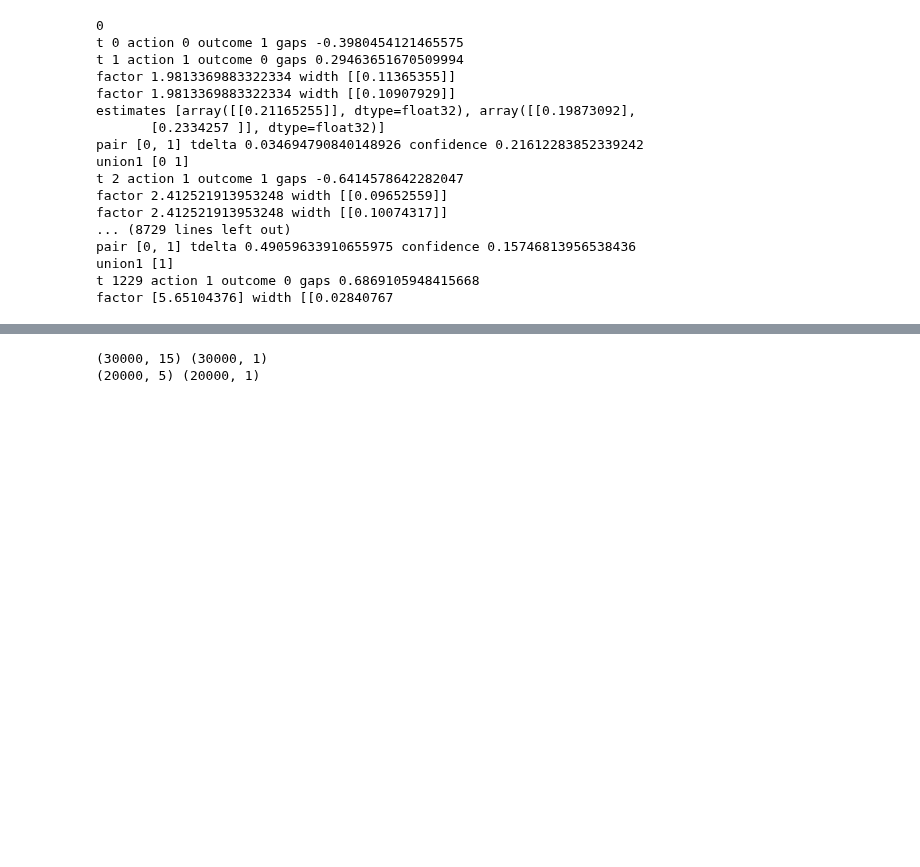
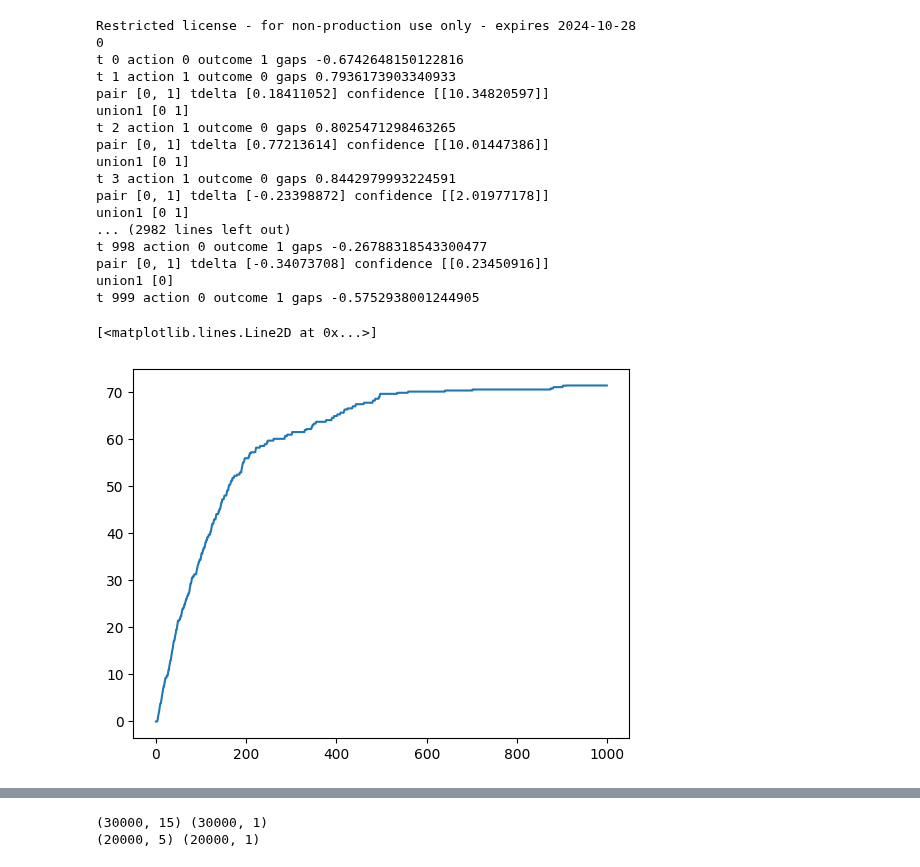
Before and after one commit to MaxHeuillet/neuralCBPside, a Jupyter notebook: benchmark_neural.ipynb, the cells around one changed output, grey strips where cells are left out. Drawn from its saved outputs; the diff is of its cells as text; code cells hidden in the pictures; blank space fills up the shorter version.

```diff
--- a/benchmark_neural.ipynb
+++ b/benchmark_neural.ipynb
@@ -118,41 +116,49 @@ import numpy as np
 import geometry_v3
 import cbpside
 
-horizon = 2500
+
+horizon = 1000
 lbd = 0.1
 game = games.apple_tasting( )
 
 size = 5
 w = np.array([1/size]*size)
-context_generator = synthetic_data.LinearContexts( w,'imbalanced' )
+# context_generator = synthetic_data.LinearContexts( w,'imbalanced' )
+# context_generator = synthetic_data.QuadraticContexts( w,'imbalanced' )
+context_generator = synthetic_data.SinusoidContexts( w,'imbalanced' )
 
 # w = np.array([0,1])
 # context_generator = ToyContexts()
 
-alg = neuralcbpside_v3.NeuralCBPside(game, 'theory', 1.01, lbd, 10, 'cuda:0' )
-eval2 = Evaluation(None, None, None, horizon, game, None, None)
-job2 = context_generator, 0
-cumRegret4, estimates = eval2.eval_policy_once(alg, game, job2)
+# alg = neuralcbpside_v3.NeuralCBPside(game, 'theory', 1.01, lbd, 5, 'cuda:0' )
+# eval2 = Evaluation(None, None, None, horizon, game, None, None)
+# job2 = context_generator, 0
+# cumRegret4, estimates = eval2.eval_policy_once(alg, game, job2)
 
-# alg = cbpside.CBPside( game,  1.01, lbd )
-# eval1 = Evaluation(None, None, None, horizon, game, None, None)
-# job1 = context_generator, 0
-# cumRegret1, estimates = eval1.eval_policy_once(alg, game, job1)
+alg = cbpside.CBPside( game,  1.01, lbd )
+eval1 = Evaluation(None, None, None, horizon, game, None, None)
+job1 = context_generator, 0
+cumRegret1, estimates = eval1.eval_policy_once(alg, game, job1)
 # %% [output]
+Restricted license - for non-production use only - expires 2024-10-28
 0
-t 0 action 0 outcome 1 gaps -0.3980454121465575
-t 1 action 1 outcome 0 gaps 0.29463651670509994
-factor 1.9813369883322334 width [[0.11365355]]
-factor 1.9813369883322334 width [[0.10907929]]
-estimates [array([[0.21165255]], dtype=float32), array([[0.19873092],
-       [0.2334257 ]], dtype=float32)]
-pair [0, 1] tdelta 0.034694790840148926 confidence 0.21612283852339242
+t 0 action 0 outcome 1 gaps -0.6742648150122816
+t 1 action 1 outcome 0 gaps 0.7936173903340933
+pair [0, 1] tdelta [0.18411052] confidence [[10.34820597]]
 union1 [0 1]
-t 2 action 1 outcome 1 gaps -0.6414578642282047
-factor 2.412521913953248 width [[0.09652559]]
-factor 2.412521913953248 width [[0.10074317]]
-... (8729 lines left out)
-pair [0, 1] tdelta 0.49059633910655975 confidence 0.15746813956538436
-union1 [1]
-t 1229 action 1 outcome 0 gaps 0.6869105948415668
-factor [5.65104376] width [[0.02840767
+t 2 action 1 outcome 0 gaps 0.8025471298463265
+pair [0, 1] tdelta [0.77213614] confidence [[10.01447386]]
+union1 [0 1]
+t 3 action 1 outcome 0 gaps 0.8442979993224591
+pair [0, 1] tdelta [-0.23398872] confidence [[2.01977178]]
+union1 [0 1]
+... (2982 lines left out)
+t 998 action 0 outcome 1 gaps -0.26788318543300477
+pair [0, 1] tdelta [-0.34073708] confidence [[0.23450916]]
+union1 [0]
+t 999 action 0 outcome 1 gaps -0.5752938001244905
+# %%
+plt.plot( range(horizon) , np.cumsum(cumRegret1) )
+# %% [output]
+[<matplotlib.lines.Line2D at 0x...>]
+[figure, added]
```
Also changed, not shown: parts of 13 cells of this notebook, 5 other files.
